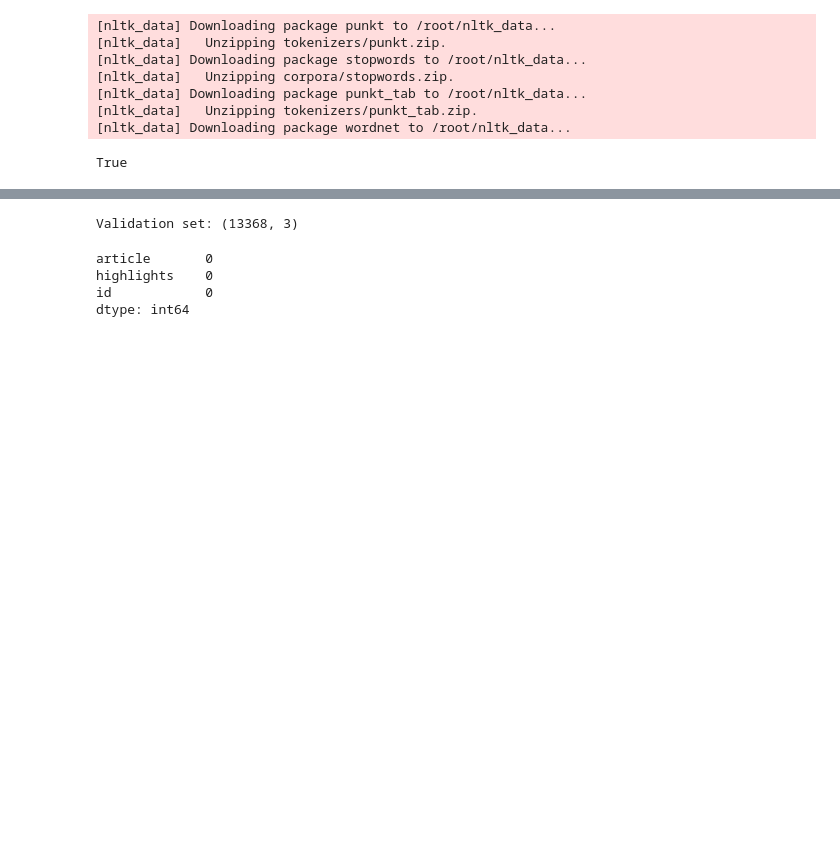
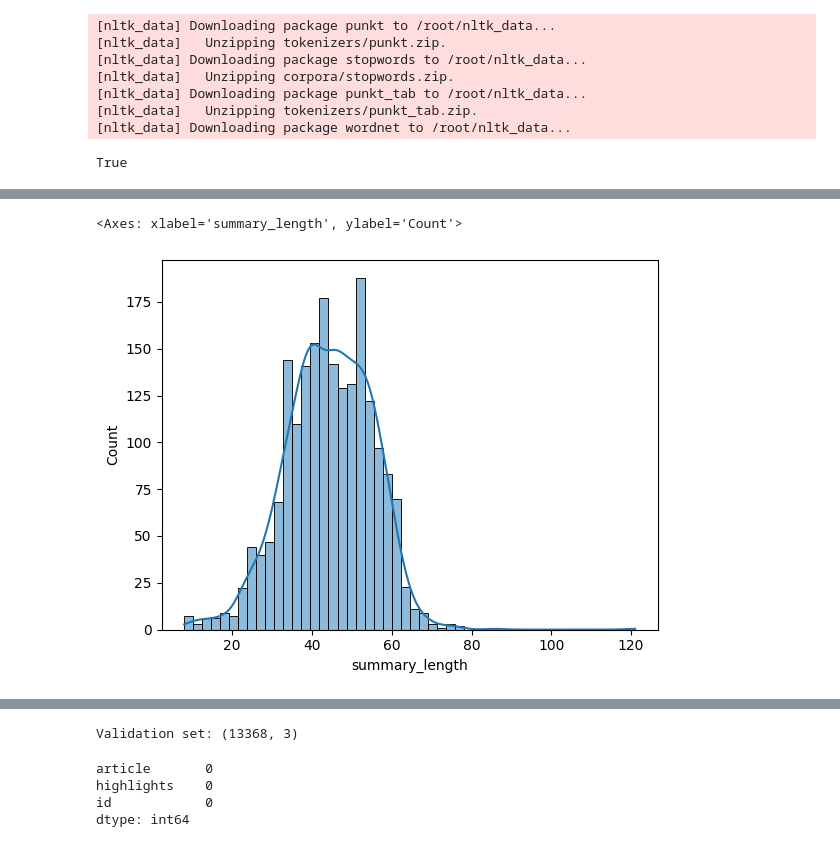
Before and after one commit to sandrabinu3/Text_Summarization_using_NLP-Project, a Jupyter notebook: textSum.ipynb, the cells around one changed output, grey strips where cells are left out. Drawn from its saved outputs; the diff is of its cells as text; code cells hidden in the pictures; blank space fills up the shorter version.

```diff
--- a/textSum.ipynb
+++ b/textSum.ipynb
@@ -106,0 +181,5 @@ val_subset = validation_df.sample(n=100,random_state=42)
+# %%
+sns.histplot(train_subset['summary_length'], bins=50, kde=True)
+# %% [output]
+<Axes: xlabel='summary_length', ylabel='Count'>
+[figure, added]
```
Also changed, not shown: parts of 35 cells of this notebook, 3 other files.
